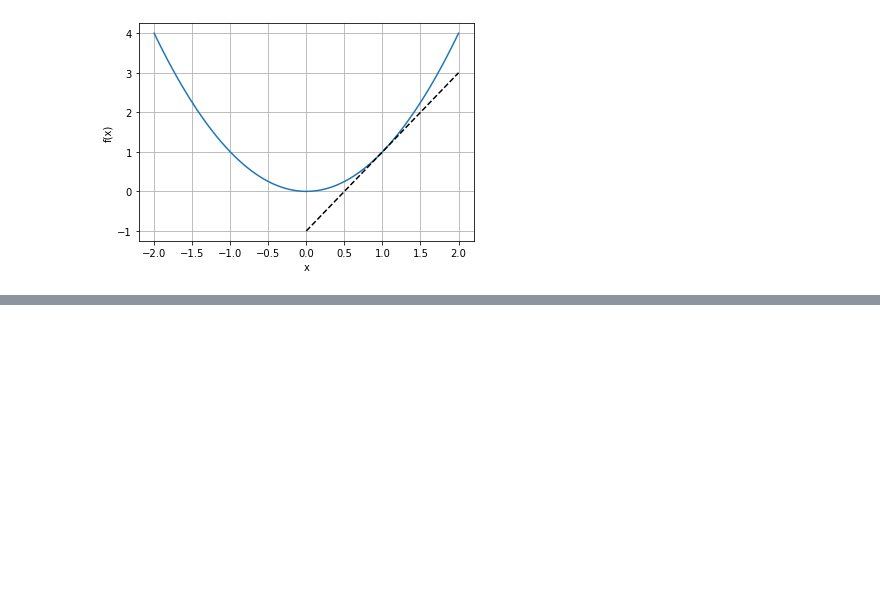
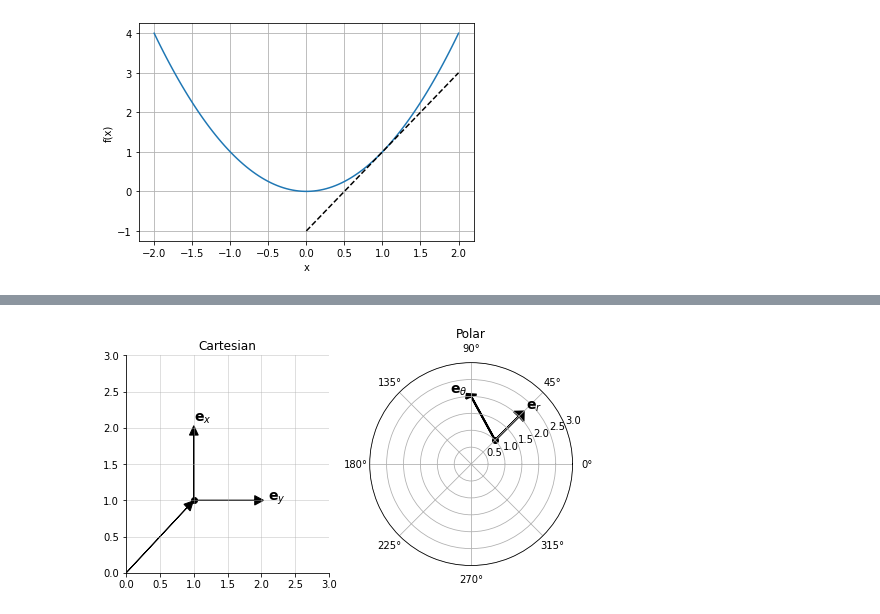
Before and after one commit to eddardd/eddardd.github.io, a Jupyter notebook: _posts/notebooks/Calculus Derivatives.ipynb, the cells around one changed output, grey strips where cells are left out. Saved outputs shown, nothing was run; the diff lists cells and outputs as text; code cells hidden in the pictures; blank space fills up the shorter version.

```diff
--- a/_posts/notebooks/Calculus Derivatives.ipynb
+++ b/_posts/notebooks/Calculus Derivatives.ipynb
@@ -116,0 +184,35 @@ plt.savefig('../../images/PostFigures/Calculus/TgtLine.png')
+# %%
+plt.figure(figsize=(8, 4))
+ax1 = plt.subplot(121)
+# Set bottom and left spines as x and y axes of coordinate system
+ax1.spines['bottom'].set_position('zero')
+ax1.spines['left'].set_position('zero')
+
+# Remove top and right spines
+ax1.spines['top'].set_visible(False)
+ax1.spines['right'].set_visible(False)
+ax1.grid(':', alpha=0.5)
+ax1.set_title('Cartesian')
+ax1.set_xlim([0, 3])
+ax1.set_ylim([0, 3])
+
+ax1.arrow(0, 0, dx=0.9 * 1, dy=0.9 * 1, head_width=0.13, head_length=0.13, facecolor='k')
+ax1.arrow(1, 1, dx=0.9 * 1, dy=0.9 * 0, head_width=0.13, head_length=0.13, facecolor='k')
+ax1.arrow(1, 1, dx=0.9 * 0, dy=0.9 * 1, head_width=0.13, head_length=0.13, facecolor='k')
+ax1.scatter([1], [1], c='k')
+ax1.text(2.1, 1.0, "$\mathbf{e}_{y}$", fontsize=14)
+ax1.text(1.0, 2.1, "$\mathbf{e}_{x}$", fontsize=14)
+
+ax2 = plt.subplot(122, projection='polar')
+ax2.set_title('Polar')
+ax2.set_rlim([0, 3])
+ax2.scatter([np.pi / 4], [1], c='k')
+
+ax2.arrow(np.pi / 4, 1.0, dx=np.pi / 4, dy=1, head_width=0.2, head_length=0.1, lw=2, facecolor='k')
+ax2.arrow(np.pi / 4, 1.0, dx=0, dy=1, head_width=0.2, head_length=0.2, lw=2, facecolor='k')
+ax2.text(np.pi / 2 + np.pi / 11, 2.2, r"$\mathbf{e}_{\theta}$", fontsize=14)
+ax2.text(np.pi / 4, 2.3, r"$\mathbf{e}_{r}$", fontsize=14)
+
+plt.savefig('../../images/PostFigures/Calculus/CoordinateSystems.png')
+# %% [output]
+[figure, added]
```
Also changed, not shown: parts of 7 cells of this notebook, 1 other file.
